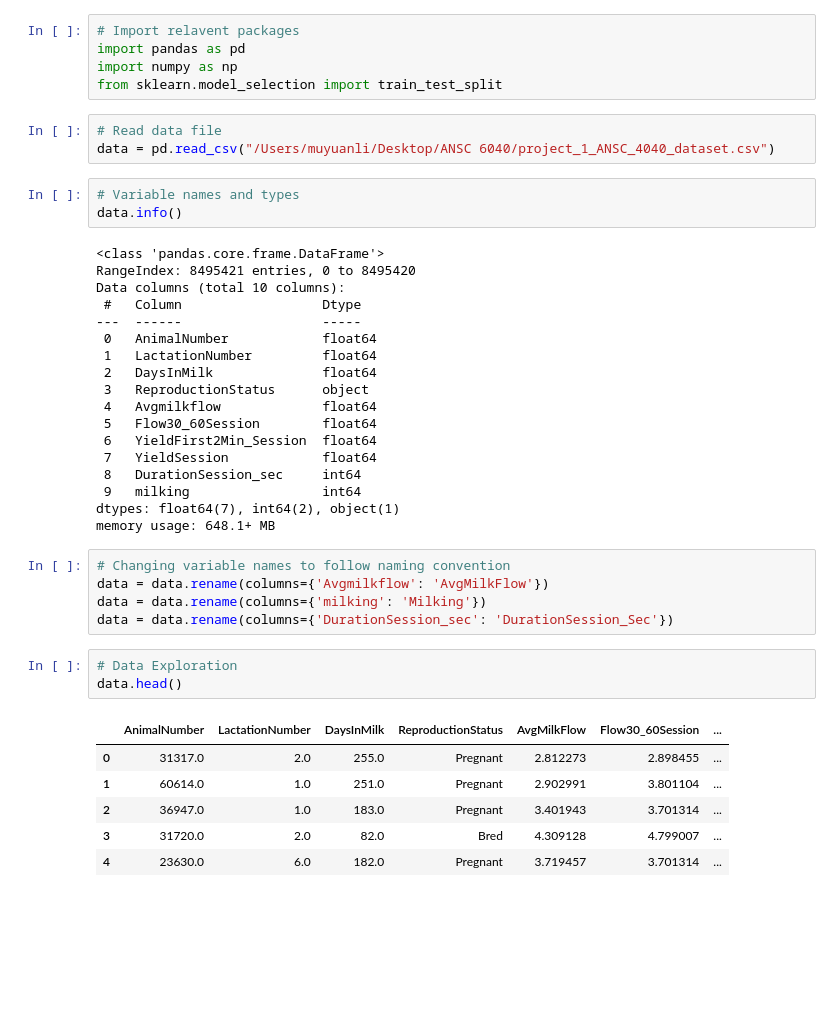
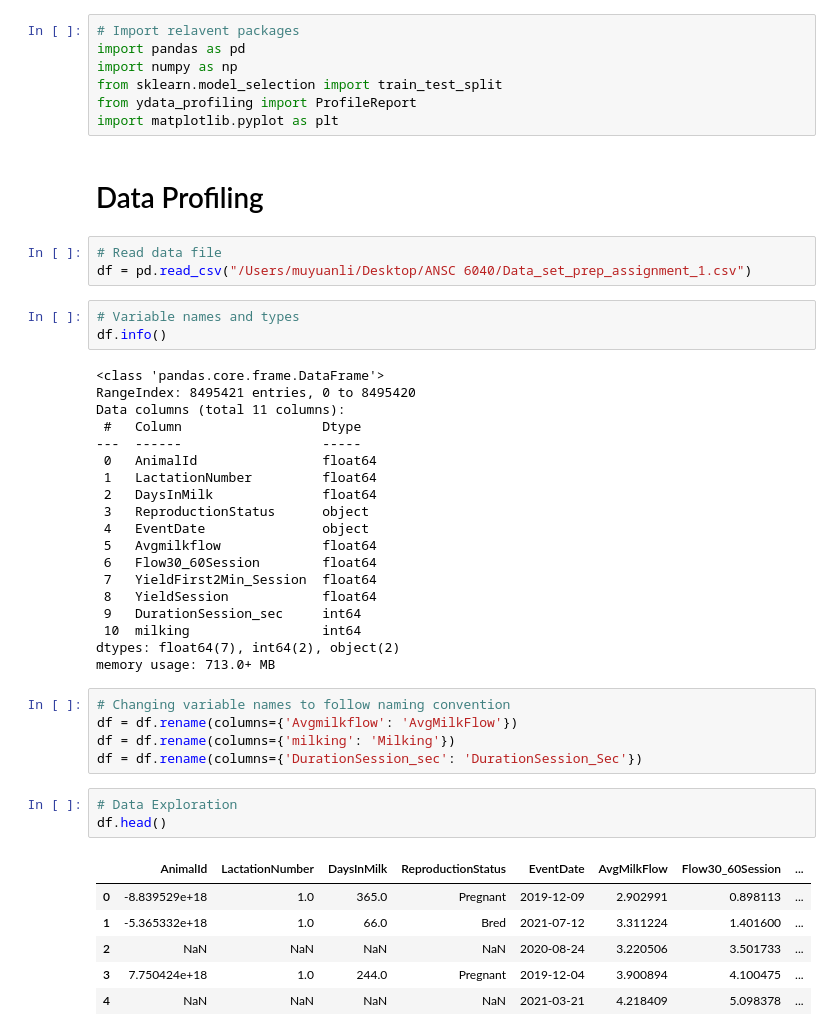
Before and after one commit to muyuanlidvm/ANSC-6040-Project-1, a Jupyter notebook: ANSC6040Project1_ML.ipynb, the cells around one changed output. Saved outputs shown, nothing was run; the diff lists cells and outputs as text; blank space fills up the shorter version.

Commit message:
Cleaned data (ready for split) and updated gitignore

```diff
--- a/ANSC6040Project1_ML.ipynb
+++ b/ANSC6040Project1_ML.ipynb
@@ -27,43 +26,48 @@ Note: you may need to restart the kernel to use updated packages.
 import pandas as pd
 import numpy as np
 from sklearn.model_selection import train_test_split
+from ydata_profiling import ProfileReport
+import matplotlib.pyplot as plt
+# %% [markdown]
+# Data Profiling
 # %%
 # Read data file
-data = pd.read_csv("/Users/muyuanli/Desktop/ANSC 6040/project_1_ANSC_4040_dataset.csv")
+df = pd.read_csv("/Users/muyuanli/Desktop/ANSC 6040/Data_set_prep_assignment_1.csv")
 # %%
 # Variable names and types
-data.info()
+df.info()
 # %% [output]
 <class 'pandas.core.frame.DataFrame'>
 RangeIndex: 8495421 entries, 0 to 8495420
-Data columns (total 10 columns):
+Data columns (total 11 columns):
  #   Column                  Dtype
 ---  ------                  -----
- 0   AnimalNumber            float64
+ 0   AnimalId                float64
  1   LactationNumber         float64
  2   DaysInMilk              float64
  3   ReproductionStatus      object
- 4   Avgmilkflow             float64
- 5   Flow30_60Session        float64
- 6   YieldFirst2Min_Session  float64
- 7   YieldSession            float64
- 8   DurationSession_sec     int64
- 9   milking                 int64
-dtypes: float64(7), int64(2), object(1)
-memory usage: 648.1+ MB
+ 4   EventDate               object
+ 5   Avgmilkflow             float64
+ 6   Flow30_60Session        float64
+ 7   YieldFirst2Min_Session  float64
+ 8   YieldSession            float64
+ 9   DurationSession_sec     int64
+ 10  milking                 int64
+dtypes: float64(7), int64(2), object(2)
+memory usage: 713.0+ MB
 # %%
 # Changing variable names to follow naming convention
-data = data.rename(columns={'Avgmilkflow': 'AvgMilkFlow'})
-data = data.rename(columns={'milking': 'Milking'})
-data = data.rename(columns={'DurationSession_sec': 'DurationSession_Sec'})
+df = df.rename(columns={'Avgmilkflow': 'AvgMilkFlow'})
+df = df.rename(columns={'milking': 'Milking'})
+df = df.rename(columns={'DurationSession_sec': 'DurationSession_Sec'})
 # %%
 # Data Exploration
-data.head()
+df.head()
 # %% [output]
-|  | AnimalNumber | LactationNumber | DaysInMilk | ReproductionStatus | AvgMilkFlow | Flow30_60Session | ... |
-| 0 | 31317.0 | 2.0 | 255.0 | Pregnant | 2.812273 | 2.898455 | ... |
-| 1 | 60614.0 | 1.0 | 251.0 | Pregnant | 2.902991 | 3.801104 | ... |
-| 2 | 36947.0 | 1.0 | 183.0 | Pregnant | 3.401943 | 3.701314 | ... |
-| 3 | 31720.0 | 2.0 | 82.0 | Bred | 4.309128 | 4.799007 | ... |
-| 4 | 23630.0 | 6.0 | 182.0 | Pregnant | 3.719457 | 3.701314 | ... |
+|  | AnimalId | LactationNumber | DaysInMilk | ReproductionStatus | EventDate | AvgMilkFlow | Flow30_60Session | ... |
+| 0 | -8.839529e+18 | 1.0 | 365.0 | Pregnant | 2019-12-09 | 2.902991 | 0.898113 | ... |
+| 1 | -5.365332e+18 | 1.0 | 66.0 | Bred | 2021-07-12 | 3.311224 | 1.401600 | ... |
+| 2 | NaN | NaN | NaN | NaN | 2020-08-24 | 3.220506 | 3.501733 | ... |
+| 3 | 7.750424e+18 | 1.0 | 244.0 | Pregnant | 2019-12-04 | 3.900894 | 4.100475 | ... |
+| 4 | NaN | NaN | NaN | NaN | 2021-03-21 | 4.218409 | 5.098378 | ... |
 # %%
```
Also changed, not shown: parts of 21 cells of this notebook, 1 other file.
